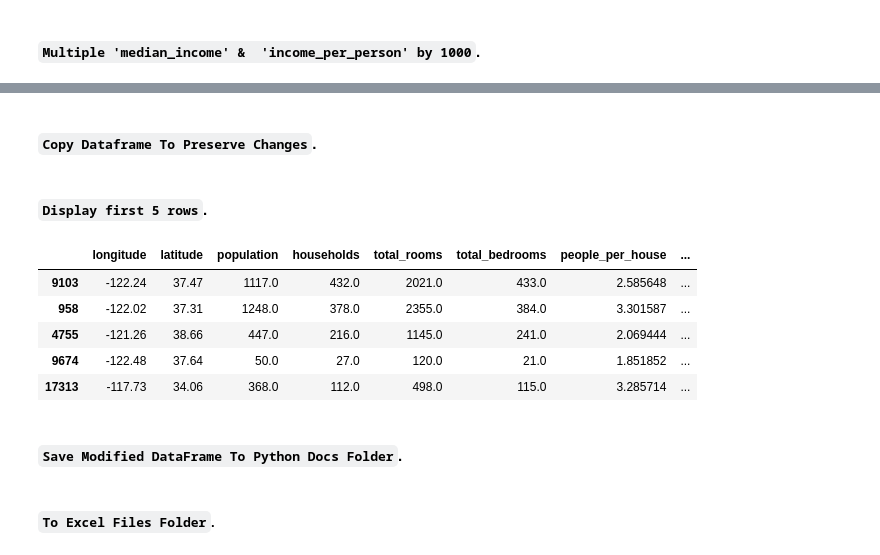
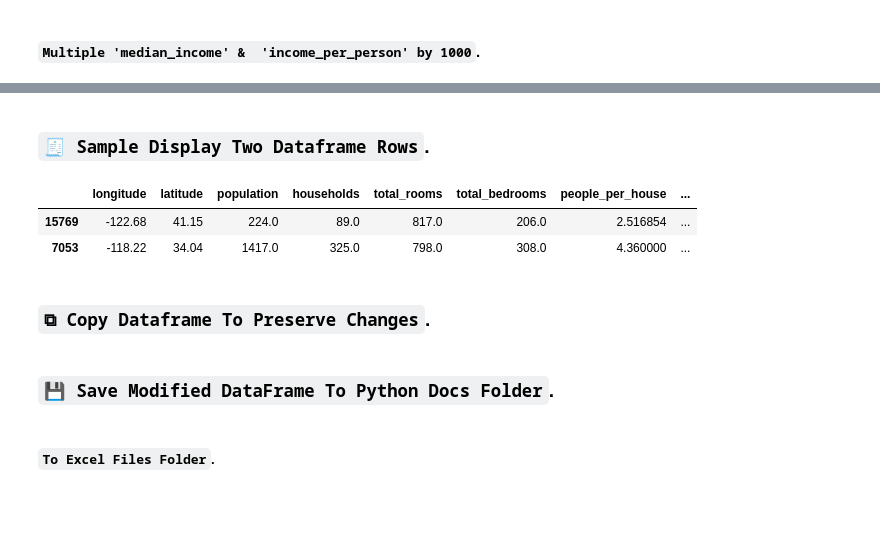
Before and after one commit to ArkylTrulock/Analytics_VA, a Jupyter notebook: Python_Projects/California_Housing_Market_Data_Analysis/1_Data_ETL_Prep/Data_ETL_Prep.ipynb, the cells around one changed output, grey strips where cells are left out. Drawn from its saved outputs; the diff is of its cells as text; code cells hidden in the pictures; blank space fills up the shorter version.

Commit message:
California Housing Market Data Analysis (Python) - ETL Prep Notebook commit

```diff
--- a/Python_Projects/California_Housing_Market_Data_Analysis/1_Data_ETL_Prep/Data_ETL_Prep.ipynb
+++ b/Python_Projects/California_Housing_Market_Data_Analysis/1_Data_ETL_Prep/Data_ETL_Prep.ipynb
@@ -124,17 +150,17 @@ pd.set_option('display.max_colwidth', None)
 # %%
-# Load dataframe and display first 5 rows.
-def load_housing_data():
-    tarball_path = Path("datasets/housing.tgz")
-    if not tarball_path.is_file():
-        Path("datasets").mkdir(parents=True, exist_ok=True)
-        # url = "https://github.com/ageron/data/raw/main/housing.tgz"
-        # url = "https://github.com/ageron/data/raw/refs/heads/main/housing.tgz"
-        url = "https://github.com/ageron/data/blob/main/housing/housing.tgz"
-        urllib.request.urlretrieve(url, tarball_path)
-        with tarfile.open(tarball_path) as housing_tarball:
-            housing_tarball.extractall(path="datasets", filter="data")
-    return pd.read_csv(Path("datasets/housing/housing.csv"))
-housing_full = load_housing_data()
-housing_full.head()
+# # Load dataframe and display first 5 rows.
+# def load_housing_data():
+#     tarball_path = Path("datasets/housing.tgz")
+#     if not tarball_path.is_file():
+#         Path("datasets").mkdir(parents=True, exist_ok=True)
+#         # url = "https://github.com/ageron/data/raw/main/housing.tgz"
+#         # url = "https://github.com/ageron/data/raw/refs/heads/main/housing.tgz"
+#         url = "https://github.com/ageron/data/blob/main/housing/housing.tgz"
+#         urllib.request.urlretrieve(url, tarball_path)
+#         with tarfile.open(tarball_path) as housing_tarball:
+#             housing_tarball.extractall(path="datasets", filter="data")
+#     return pd.read_csv(Path("datasets/housing/housing.csv"))
+# housing_full = load_housing_data()
+# housing_full.head()
 
-# https://github.com/ageron/data/raw/refs/heads/main/housing.tgz
+# # https://github.com/ageron/data/raw/refs/heads/main/housing.tgz
@@ -573,2 +593,0 @@ print(housing_full[['median_income', 'income_per_person']].sample(3))
-# %% [markdown]
-#### `Copy Dataframe To Preserve Changes`.
@@ -578,12 +594,11 @@ housing = housing_full.copy()
 # %% [markdown]
-#### `Display first 5 rows`.
+### `🧾 Sample Display Two Dataframe Rows`.
 # %%
-# Sample display 5 rows of specified columns.
-housing.loc[:,'longitude':'ocean_proximity'].sample(5)
+# Sample display 2 rows of specified columns.
+housing_full.loc[:,'longitude':'ocean_proximity'].sample(2)
 # %% [output]
 |  | longitude | latitude | population | households | total_rooms | total_bedrooms | people_per_house | ... |
-| 9103 | -122.24 | 37.47 | 1117.0 | 432.0 | 2021.0 | 433.0 | 2.585648 | ... |
-| 958 | -122.02 | 37.31 | 1248.0 | 378.0 | 2355.0 | 384.0 | 3.301587 | ... |
-| 4755 | -121.26 | 38.66 | 447.0 | 216.0 | 1145.0 | 241.0 | 2.069444 | ... |
-| 9674 | -122.48 | 37.64 | 50.0 | 27.0 | 120.0 | 21.0 | 1.851852 | ... |
-| 17313 | -117.73 | 34.06 | 368.0 | 112.0 | 498.0 | 115.0 | 3.285714 | ... |
+| 15769 | -122.68 | 41.15 | 224.0 | 89.0 | 817.0 | 206.0 | 2.516854 | ... |
+| 7053 | -118.22 | 34.04 | 1417.0 | 325.0 | 798.0 | 308.0 | 4.360000 | ... |
+# %% [markdown]
+### `⧉ Copy Dataframe To Preserve Changes`.
@@ -590,5 +608,5 @@ housing.loc[:,'longitude':'ocean_proximity'].sample(5)
 # %% [markdown]
-#### `Save Modified DataFrame To Python Docs Folder`.
+### `💾 Save Modified DataFrame To Python Docs Folder`.
 # %% [markdown]
 ##### `To Excel Files Folder`.
 # %%
```
Also changed, not shown: parts of 10 cells of this notebook.
